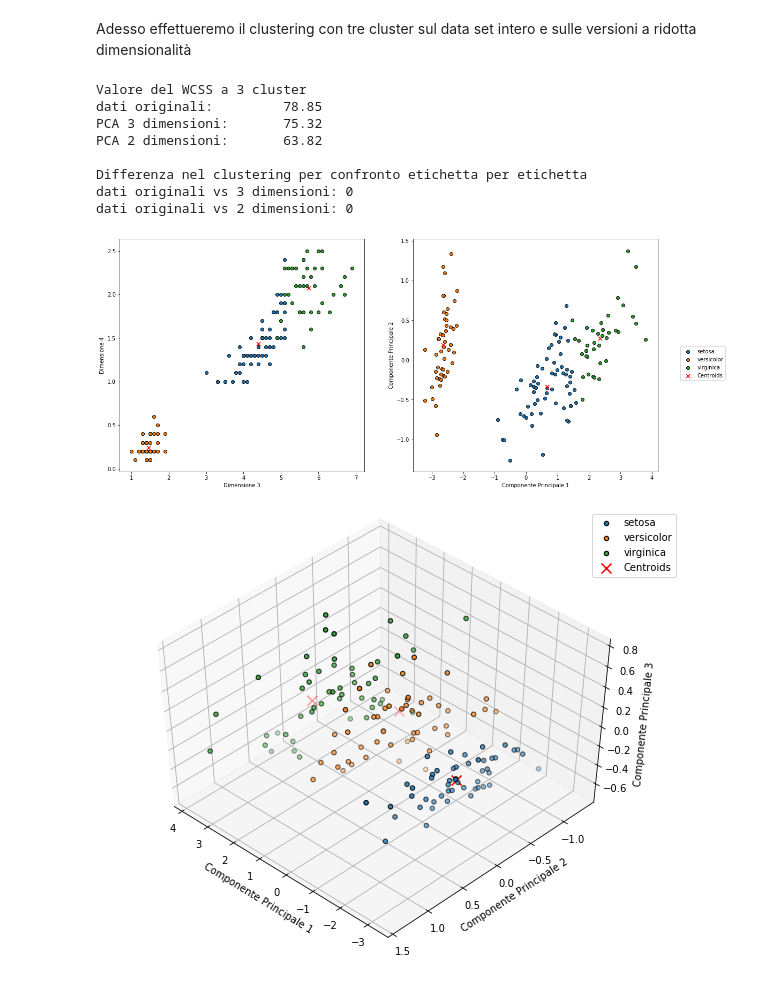
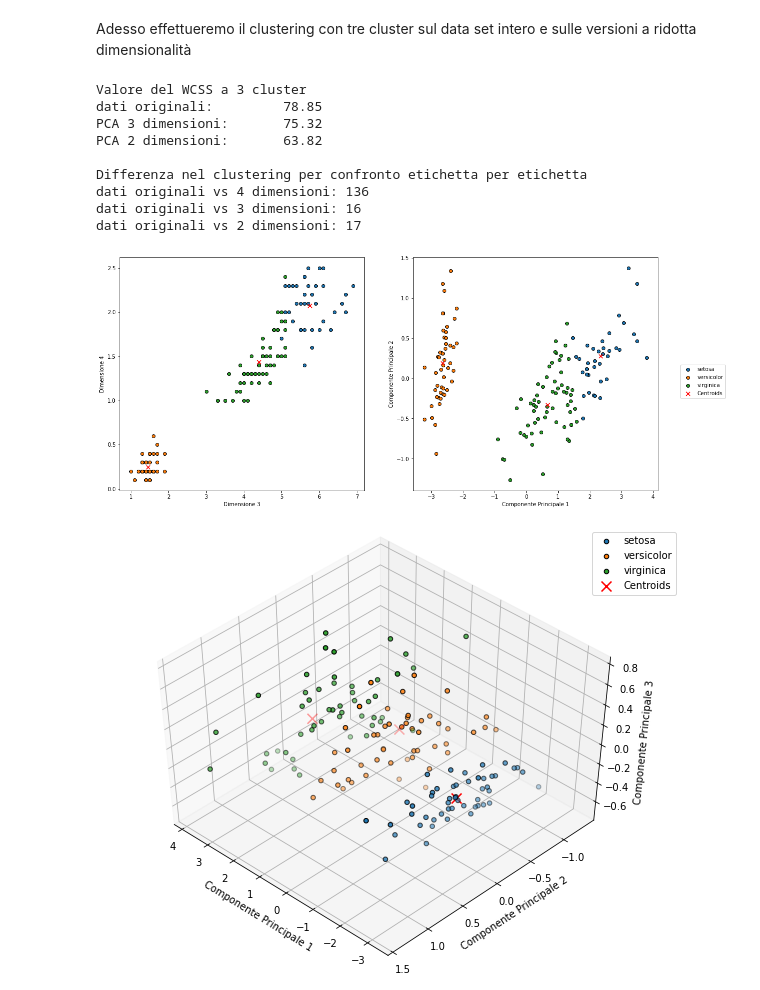
Before and after one commit to fredffsixty/Big-Data, a Jupyter notebook: Analisi PCA e Kmeans del dataset Iris.ipynb, the cells around one changed output. Cells and saved outputs as stored; diff of their text form; code cells hidden in the pictures.

Commit message:
Analisi PCA e Kmeans del data set Iris

```diff
--- a/Analisi PCA e Kmeans del dataset Iris.ipynb
+++ b/Analisi PCA e Kmeans del dataset Iris.ipynb
@@ -168,36 +169,37 @@ plt.show
 
 # Clustering a 3 dimensioni
 
-y_2_kmeans = kmeans.fit_predict(X_3)
+y_3_kmeans = kmeans.fit_predict(X_3)
 wcss_3 = kmeans.inertia_
 
 fig = plt.figure(figsize=(8, 6))
 
 ax1 = Axes3D(fig, rect=[0, 0, .95, 1], elev=48, azim=134)
 ax1.set_xlabel('Componente Principale 1')
 ax1.set_ylabel('Componente Principale 2')
 ax1.set_zlabel('Componente Principale 3')
 
 ax1.scatter(X_3[y==0, 0], X_3[y==0, 1], X_3[y==0, 2], cmap='Set1', edgecolor='k')
 ax1.scatter(X_3[y==1, 0], X_3[y==1, 1], X_3[y==1, 2], cmap='Set1', edgecolor='k')
 ax1.scatter(X_3[y==2, 0], X_3[y==2, 1], X_3[y==2, 2], cmap='Set1', edgecolor='k')
 
 ax1.scatter(kmeans.cluster_centers_[:, 0], kmeans.cluster_centers_[:,1], kmeans.cluster_centers_[:,2], s=100, marker='x', c = 'r')
 
 fig.legend(labels)
 plt.show
 
 print(f'Valore del WCSS a 3 cluster\ndati originali:\t\t{wcss:4.2f}\nPCA 3 dimensioni:\t{wcss_3:4.2f}\nPCA 2 dimensioni:\t{wcss_2:4.2f}\n')
 
-print(f'Differenza nel clustering per confronto etichetta per etichetta\ndati originali vs 3 dimensioni:\t{np.sum(y_kmeans-y_3_kmeans)}\ndati originali vs 2 dimensioni:\t{np.sum(y_kmeans-y_2_kmeans)}')
+print(f'Differenza nel clustering per confronto etichetta per etichetta\ndati originali vs 4 dimensioni:\t{np.sum(y!=y_kmeans)}\ndati originali vs 3 dimensioni:\t{np.sum(y!=y_3_kmeans)}\ndati originali vs 2 dimensioni:\t{np.sum(y!=y_2_kmeans)}')
 # %% [output]
 Valore del WCSS a 3 cluster
 dati originali:         78.85
 PCA 3 dimensioni:       75.32
 PCA 2 dimensioni:       63.82
 
 Differenza nel clustering per confronto etichetta per etichetta
-dati originali vs 3 dimensioni: 0
-dati originali vs 2 dimensioni: 0
+dati originali vs 4 dimensioni: 136
+dati originali vs 3 dimensioni: 16
+dati originali vs 2 dimensioni: 17
-[figure, old version]
+[figure, new version]
 [figure]
```
Also changed, not shown: parts of 3 cells of this notebook.
